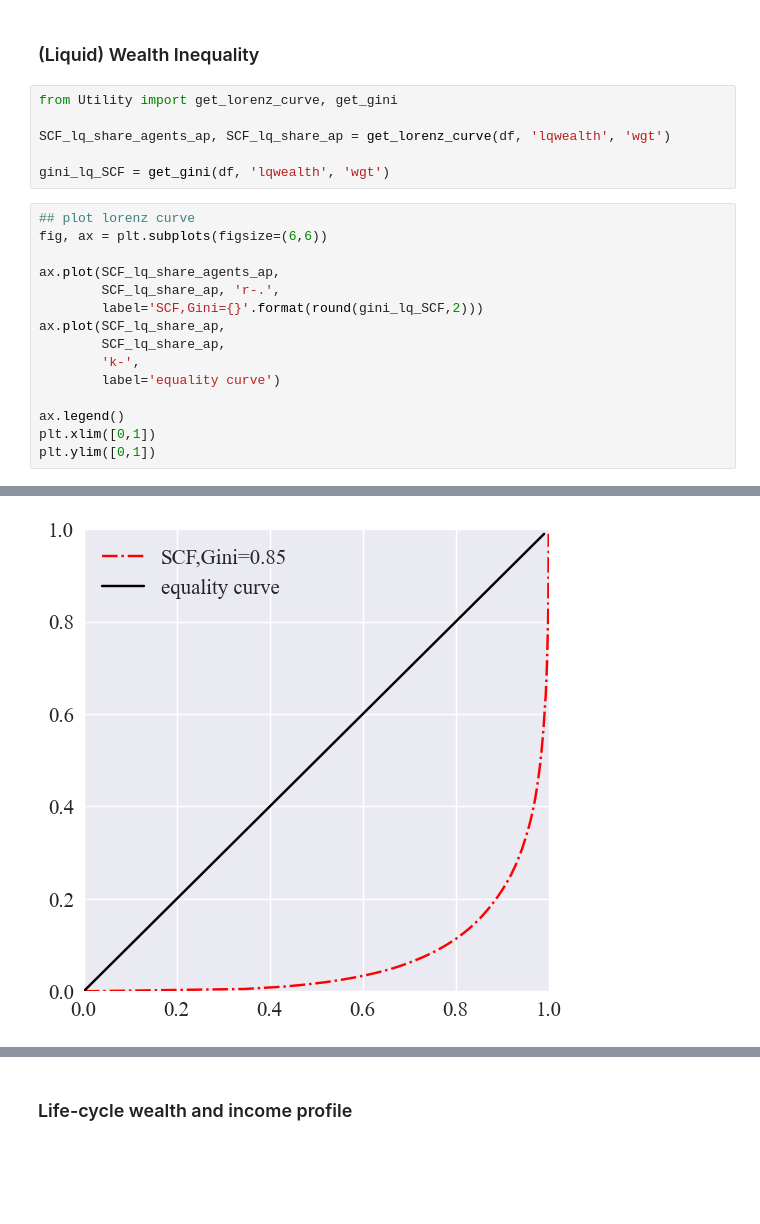
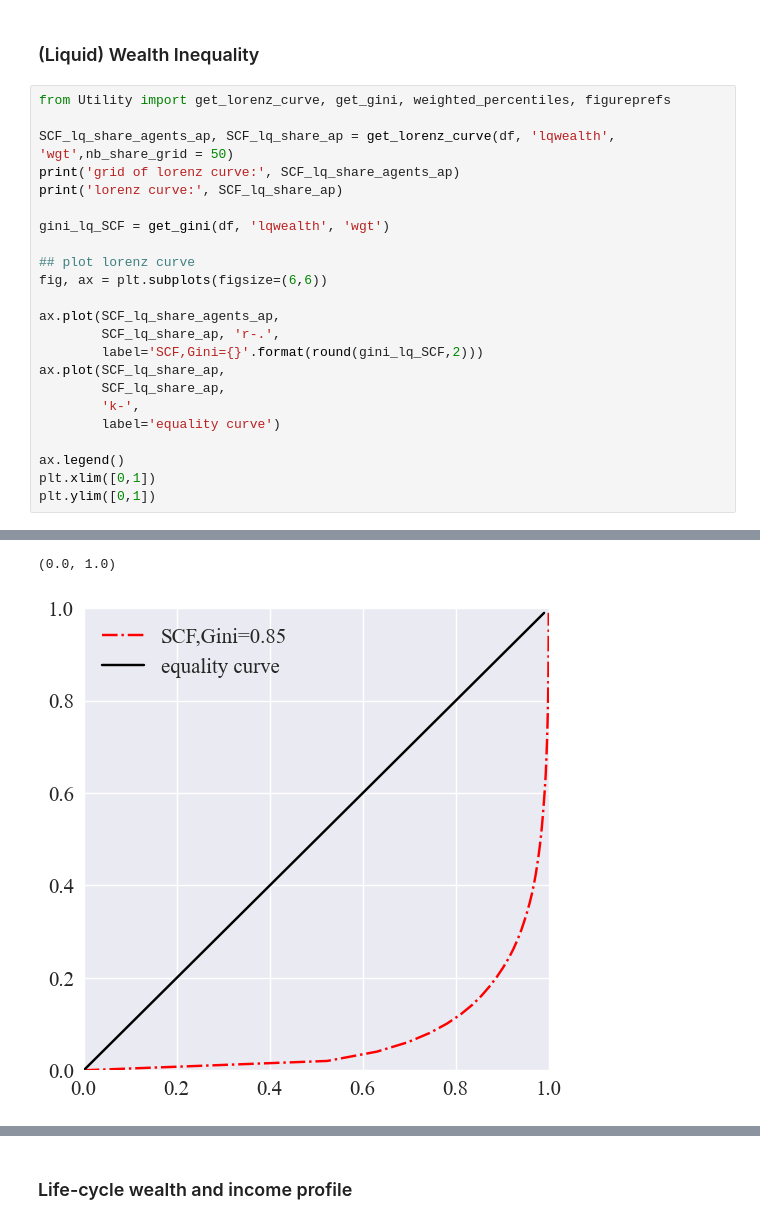
Before and after one commit to iworld1991/SCF, a Jupyter notebook: pythoncode/SCFData.ipynb, the cells around one changed output, grey strips where cells are left out. Drawn from its saved outputs; the diff is of its cells as text; blank space fills up the shorter version.

```diff
--- a/pythoncode/SCFData.ipynb
+++ b/pythoncode/SCFData.ipynb
@@ -217,13 +214,15 @@ mean net liquid wealth/income ratio:  0.17
 [figure]
 # %% [markdown]
 ### (Liquid) Wealth Inequality
-# %%
-from Utility import get_lorenz_curve, get_gini
-
-SCF_lq_share_agents_ap, SCF_lq_share_ap = get_lorenz_curve(df, 'lqwealth', 'wgt')
-
-gini_lq_SCF = get_gini(df, 'lqwealth', 'wgt')
 # %%
+from Utility import get_lorenz_curve, get_gini, weighted_percentiles, figureprefs
+
+SCF_lq_share_agents_ap, SCF_lq_share_ap = get_lorenz_curve(df, 'lqwealth', 'wgt',nb_share_grid = 50)
+print('grid of lorenz curve:', SCF_lq_share_agents_ap)
+print('lorenz curve:', SCF_lq_share_ap)
+
+gini_lq_SCF = get_gini(df, 'lqwealth', 'wgt')
+
 ## plot lorenz curve
 fig, ax = plt.subplots(figsize=(6,6))
 
@@ -243 +259,2 @@ plt.ylim([0,1])
+(0.0, 1.0)
-[figure, old version]
+[figure, new version]
```
Also changed, not shown: parts of 7 cells of this notebook, 2 other files.
